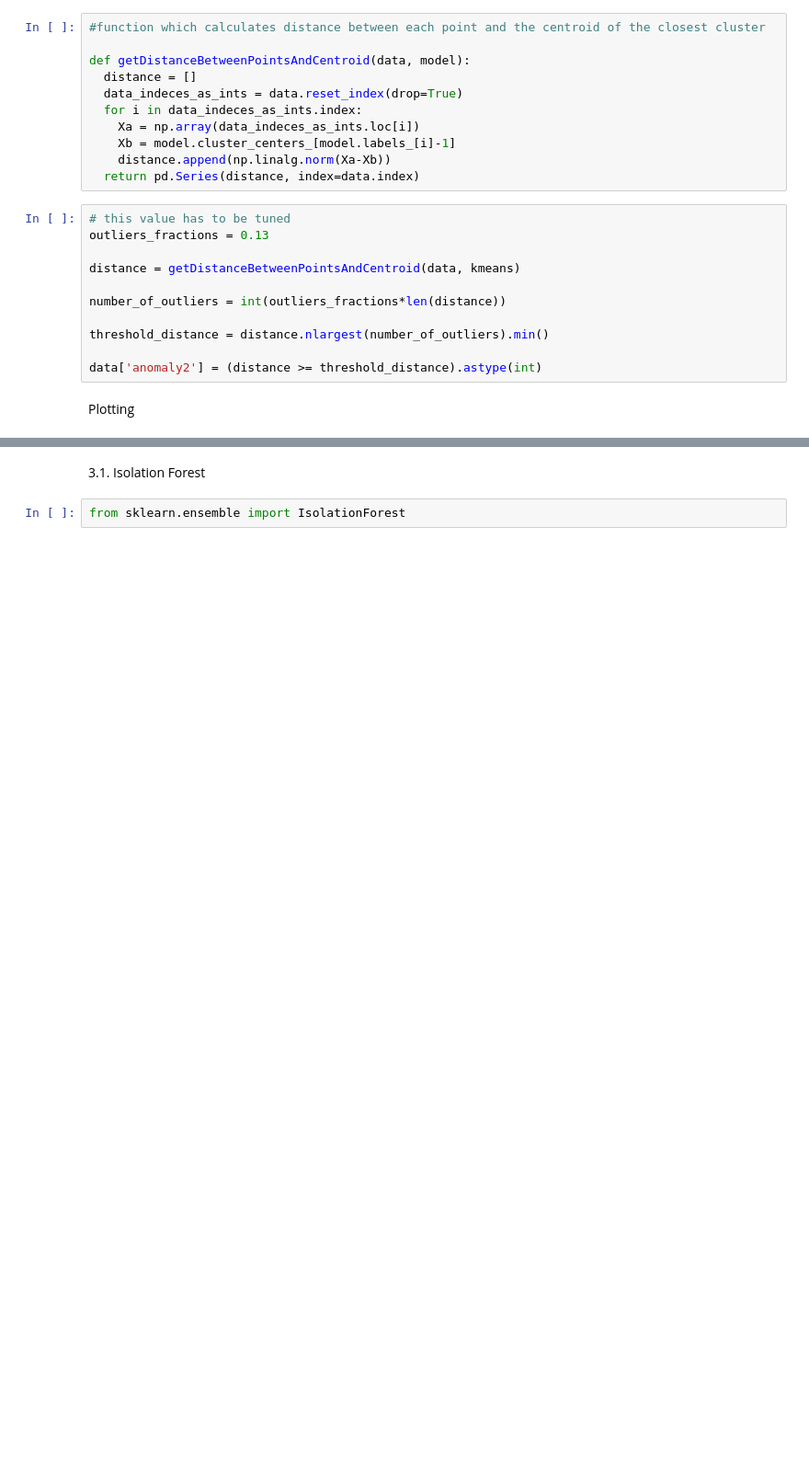
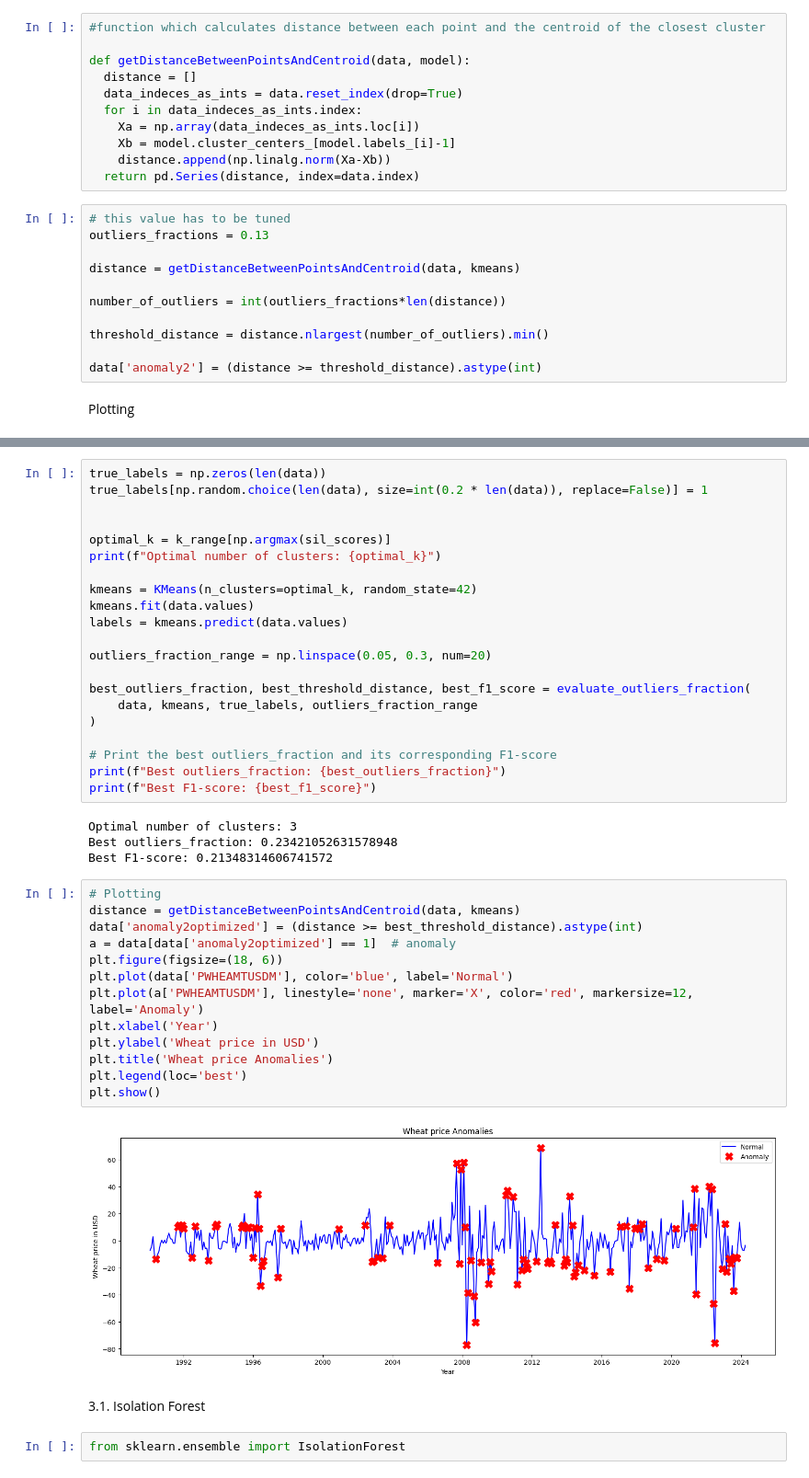
Before and after one commit to mmichalss/TSAproject, a Jupyter notebook: project.ipynb, the cells around one changed output, grey strips where cells are left out. Shown at 92% size. Drawn from its saved outputs; the diff is of its cells as text; blank space fills up the shorter version.

Commit message:
k-means optimized

```diff
--- a/project.ipynb
+++ b/project.ipynb
@@ -103,3 +149,43 @@ plt.show()
+# %%
+true_labels = np.zeros(len(data))
+true_labels[np.random.choice(len(data), size=int(0.2 * len(data)), replace=False)] = 1
+
+
+optimal_k = k_range[np.argmax(sil_scores)]
+print(f"Optimal number of clusters: {optimal_k}")
+
+kmeans = KMeans(n_clusters=optimal_k, random_state=42)
+kmeans.fit(data.values)
+labels = kmeans.predict(data.values)
+
+outliers_fraction_range = np.linspace(0.05, 0.3, num=20)
+
+best_outliers_fraction, best_threshold_distance, best_f1_score = evaluate_outliers_fraction(
+    data, kmeans, true_labels, outliers_fraction_range
+)
+
+# Print the best outliers_fraction and its corresponding F1-score
+print(f"Best outliers_fraction: {best_outliers_fraction}")
+print(f"Best F1-score: {best_f1_score}")
+# %% [output]
+Optimal number of clusters: 3
+Best outliers_fraction: 0.23421052631578948
+Best F1-score: 0.21348314606741572
+# %%
+# Plotting
+distance = getDistanceBetweenPointsAndCentroid(data, kmeans)
+data['anomaly2optimized'] = (distance >= best_threshold_distance).astype(int)
+a = data[data['anomaly2optimized'] == 1]  # anomaly
+plt.figure(figsize=(18, 6))
+plt.plot(data['PWHEAMTUSDM'], color='blue', label='Normal')
+plt.plot(a['PWHEAMTUSDM'], linestyle='none', marker='X', color='red', markersize=12, label='Anomaly')
+plt.xlabel('Year')
+plt.ylabel('Wheat price in USD')
+plt.title('Wheat price Anomalies')
+plt.legend(loc='best')
+plt.show()
+# %% [output]
+[figure, added]
 # %% [markdown]
 3.1. Isolation Forest
 # %%
```
Also changed, not shown: parts of 10 cells of this notebook.
